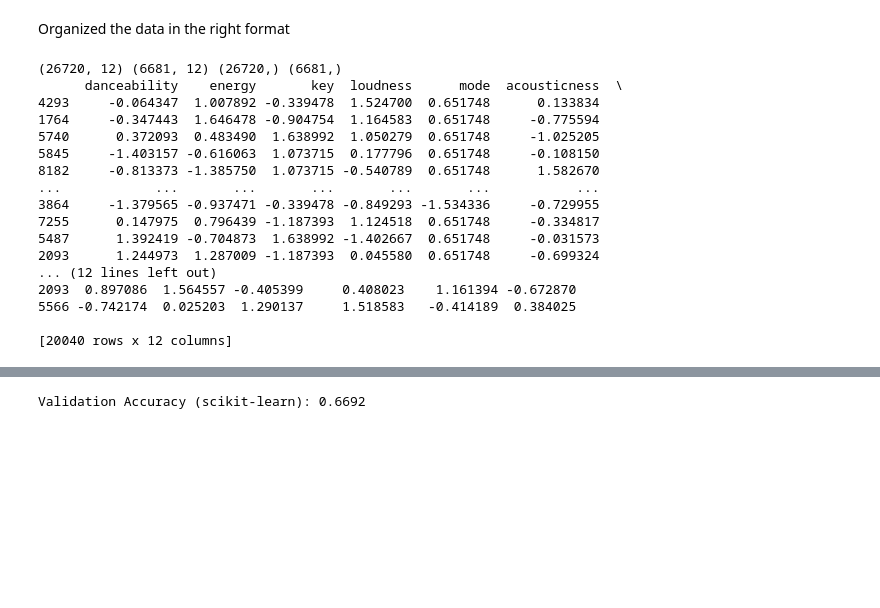
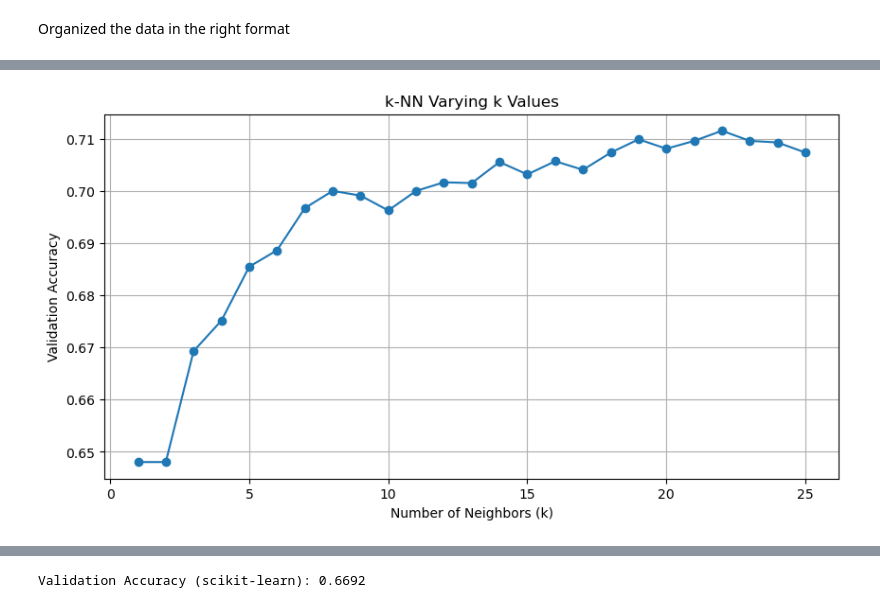
Before and after one commit to TeddyDiallo/ml_supervised_learning, a Jupyter notebook: knn.ipynb, the cells around one changed output, grey strips where cells are left out. Cells and saved outputs as stored; diff of their text form; code cells hidden in the pictures; blank space fills up the shorter version.

Commit message:
added the testing in KNN

```diff
--- a/knn.ipynb
+++ b/knn.ipynb
@@ -69,25 +69,7 @@ y.shape
 
 from sklearn.model_selection import train_test_split
 X_train, X_test, y_train, y_test = train_test_split(X, y, train_size=0.8, shuffle=True, random_state=1)
-print(X_train.shape, X_test.shape, y_train.shape, y_test.shape)
+#print(X_train.shape, X_test.shape, y_train.shape, y_test.shape)
 
 X_train_final, X_valid, y_train_final, y_valid = train_test_split(X_train, y_train, test_size=0.25, random_state=42)
-print(X_train_final)
+#print(X_train_final)
-# %% [output]
-(26720, 12) (6681, 12) (26720,) (6681,)
-      danceability    energy       key  loudness      mode  acousticness  \
-4293     -0.064347  1.007892 -0.339478  1.524700  0.651748      0.133834
-1764     -0.347443  1.646478 -0.904754  1.164583  0.651748     -0.775594
-5740      0.372093  0.483490  1.638992  1.050279  0.651748     -1.025205
-5845     -1.403157 -0.616063  1.073715  0.177796  0.651748     -0.108150
-8182     -0.813373 -1.385750  1.073715 -0.540789  0.651748      1.582670
-...            ...       ...       ...       ...       ...           ...
-3864     -1.379565 -0.937471 -0.339478 -0.849293 -1.534336     -0.729955
-7255      0.147975  0.796439 -1.187393  1.124518  0.651748     -0.334817
-5487      1.392419 -0.704873  1.638992 -1.402667  0.651748     -0.031573
-2093      1.244973  1.287009 -1.187393  0.045580  0.651748     -0.699324
-... (12 lines left out)
-2093  0.897086  1.564557 -0.405399     0.408023    1.161394 -0.672870
-5566 -0.742174  0.025203  1.290137     1.518583   -0.414189  0.384025
-
-[20040 rows x 12 columns]
@@ -94,6 +82,9 @@ print(X_train_final)
 # %%
+import matplotlib.pyplot as plt
+import time
+
 class KNearestNeighbors:
-    def __init__(self, k):
+    def __init__(self, k=3):
         self.k = k
 
     def fit(self, X, y):
@@ -115,28 +106,33 @@ class KNearestNeighbors:
         most_common = Counter(k_nearest_labels).most_common(1)
         return most_common[0][0]
 
-# Convert pandas DataFrame to NumPy arrays if they aren't already
-X_train_final_np = X_train_final.to_numpy()
-X_valid_np = X_valid.to_numpy()
-y_train_final_np = y_train_final.to_numpy()
-y_valid_np = y_valid.to_numpy()
+def plot_knn_accuracies(X_train, y_train, X_valid, y_valid, max_k=10):
+    accuracies = []
+    times = []
+    k_values = range(1, max_k + 1)
 
-'''
-# Create and train the model
-knn = KNearestNeighbors(k=9)
-knn.fit(X_train_final_np, y_train_final_np)
+    for k in k_values:
+        start_time = time.time()
+        knn = KNearestNeighbors(k=k)
+        knn.fit(X_train, y_train)
+        predictions = knn.predict(X_valid)
+        accuracy = np.sum(predictions == y_valid) / len(y_valid)
+        end_time = time.time()
 
-# Make predictions on the validation set
-predictions = knn.predict(X_valid_np)
+        accuracies.append(accuracy)
+        times.append(end_time - start_time)
+        print(f"k={k}: Accuracy={accuracy:.4f}, Time={end_time - start_time:.2f} seconds")
 
-# Calculate the accuracy
-accuracy = np.sum(predictions == y_valid_np) / len(y_valid_np)
-print(f"Validation Accuracy: {accuracy:.4f}")
-'''
-for k in range(1, 12):  # Testing k from 1 to 9
-    knn = KNearestNeighbors(k=k)
-    knn.fit(X_train_final_np, y_train_final_np)
-    predictions = knn.predict(X_valid_np)
-    accuracy = np.sum(predictions == y_valid_np) / len(y_valid_np)
-    print(f"Validation Accuracy with k={k}: {accuracy:.4f}")
+    plt.figure(figsize=(10, 5))
+    plt.plot(k_values, accuracies, marker='o')
+    plt.title('k-NN Varying k Values')
+    plt.xlabel('Number of Neighbors (k)')
+    plt.ylabel('Validation Accuracy')
+    plt.grid(True)
+    plt.show()
+
+    return accuracies, times
+
+# Use the function
+accuracies, times = plot_knn_accuracies(X_train_final_np, y_train_final_np, X_valid_np, y_valid_np, max_k=25)
 # %% [output]
@@ -153,0 +156 @@ Validation Accuracy with k=11: 0.7000
+[figure, added]
```
Also changed, not shown: parts of 5 cells of this notebook.
